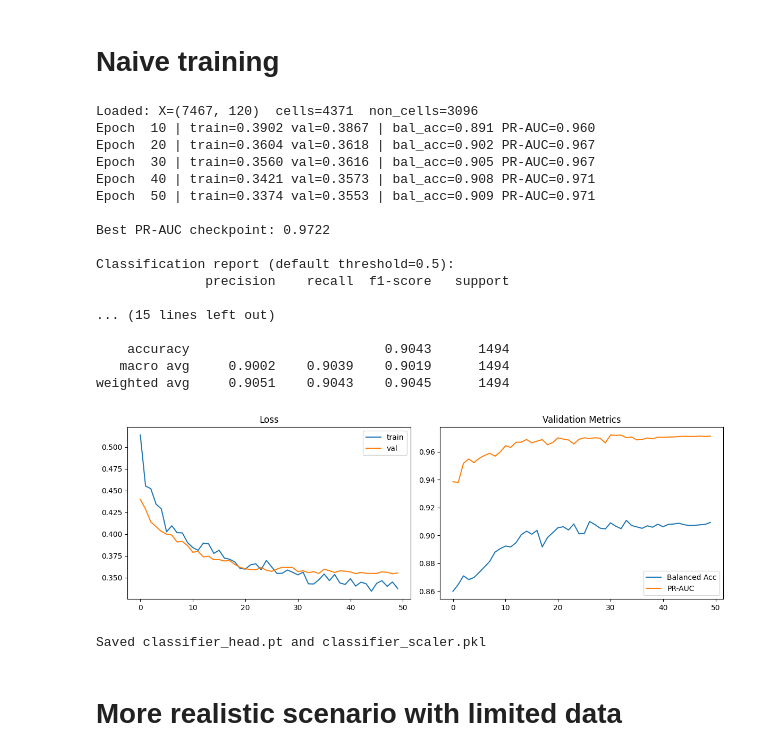
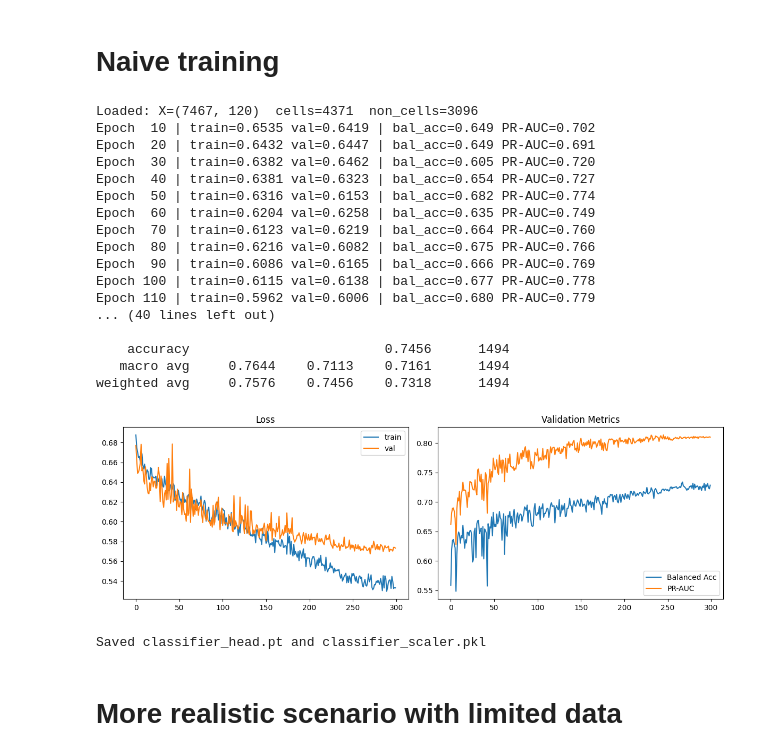
Before and after one commit to AllenNeuralDynamics/mesoscale-cell-classification-head, a Jupyter notebook: examples/new_train_classification.ipynb, the cells around one changed output. Saved outputs shown, nothing was run; the diff lists cells and outputs as text; code cells hidden in the pictures.

```diff
--- a/examples/new_train_classification.ipynb
+++ b/examples/new_train_classification.ipynb
@@ -512,6 +515,10 @@ device = "cuda" if torch.cuda.is_available() else "cpu"
 data  = np.load("classifier_features.npz")
 X_all = data["X"].astype(np.float32)
 y_all = data["y"].astype(np.int64)
+
+# Reduce spatial cube (N, K, K, K, C) -> (N, C) via average pool
+if X_all.ndim == 5:
+    X_all = X_all.mean(axis=(1, 2, 3))   # (N, C=120)
 
 print(f"Loaded: X={X_all.shape}  cells={(y_all==1).sum()}  non_cells={(y_all==0).sum()}")
 
@@ -554,27 +561,34 @@ val_loader = DataLoader(
 in_dim = X_all.shape[1]
 
 model = nn.Sequential(
-    nn.Linear(in_dim, 128),
-    nn.BatchNorm1d(128),
+    nn.Linear(in_dim, 120),
+    nn.BatchNorm1d(120),
     nn.LeakyReLU(),
-    nn.Dropout(0.5),
+    nn.Dropout(0.1),
 
-    nn.Linear(128, 64),
+    nn.Linear(120, 64),
     nn.BatchNorm1d(64),
     nn.LeakyReLU(),
-    nn.Dropout(0.5),
+    nn.Dropout(0.1),
 
-    nn.Linear(64, 2),
+    nn.Linear(64, 32),
+    nn.BatchNorm1d(32),
+    nn.LeakyReLU(),
+    nn.Dropout(0.1),
+
+    nn.Linear(32, 2),
 ).to(device)
 
 # Plain cross-entropy
 criterion = nn.CrossEntropyLoss(label_smoothing=0.1)
 
-optimizer = torch.optim.AdamW(model.parameters(), lr=1e-3, weight_decay=1e-4)
-scheduler = torch.optim.lr_scheduler.CosineAnnealingLR(optimizer, T_max=50)
+optimizer = torch.optim.AdamW(model.parameters(), lr=1e-3, weight_decay=1e-3)
+
+n_epochs = 300
+
+scheduler = torch.optim.lr_scheduler.CosineAnnealingLR(optimizer, T_max=n_epochs)
 
 # Training loop
-n_epochs = 50
 train_losses, val_losses = [], []
 val_bal_accs, val_pr_aucs = [], []
 
@@ -667,49 +681,49 @@ print(f"\nBest threshold (F1): {best_thresh:.3f}")
 
 y_pred_opt = (np.array(y_prob) > best_thresh).astype(int)
 print("\nClassification report (optimized threshold):")
 print(classification_report(y_true, y_pred_opt, digits=4))
 
 # Curves
 fig, axes = plt.subplots(1, 2, figsize=(12, 4))
 
 axes[0].plot(train_losses, label="train")
 axes[0].plot(val_losses, label="val")
 axes[0].set_title("Loss")
 axes[0].legend()
 
 axes[1].plot(val_bal_accs, label="Balanced Acc")
 axes[1].plot(val_pr_aucs, label="PR-AUC")
 axes[1].set_title("Validation Metrics")
 axes[1].legend()
 
 plt.tight_layout()
 plt.show()
 
 # Save best model + scaler
 import joblib
 
 torch.save(model.state_dict(), "classifier_head.pt")
 joblib.dump(scaler, "classifier_scaler.pkl")
 print("Saved classifier_head.pt and classifier_scaler.pkl")
 # %% [output]
 Loaded: X=(7467, 120)  cells=4371  non_cells=3096
-Epoch  10 | train=0.3902 val=0.3867 | bal_acc=0.891 PR-AUC=0.960
-Epoch  20 | train=0.3604 val=0.3618 | bal_acc=0.902 PR-AUC=0.967
-Epoch  30 | train=0.3560 val=0.3616 | bal_acc=0.905 PR-AUC=0.967
-Epoch  40 | train=0.3421 val=0.3573 | bal_acc=0.908 PR-AUC=0.971
-Epoch  50 | train=0.3374 val=0.3553 | bal_acc=0.909 PR-AUC=0.971
+Epoch  10 | train=0.6535 val=0.6419 | bal_acc=0.649 PR-AUC=0.702
+Epoch  20 | train=0.6432 val=0.6447 | bal_acc=0.649 PR-AUC=0.691
+Epoch  30 | train=0.6382 val=0.6462 | bal_acc=0.605 PR-AUC=0.720
+Epoch  40 | train=0.6381 val=0.6323 | bal_acc=0.654 PR-AUC=0.727
+Epoch  50 | train=0.6316 val=0.6153 | bal_acc=0.682 PR-AUC=0.774
+Epoch  60 | train=0.6204 val=0.6258 | bal_acc=0.635 PR-AUC=0.749
+Epoch  70 | train=0.6123 val=0.6219 | bal_acc=0.664 PR-AUC=0.760
+Epoch  80 | train=0.6216 val=0.6082 | bal_acc=0.675 PR-AUC=0.766
+Epoch  90 | train=0.6086 val=0.6165 | bal_acc=0.666 PR-AUC=0.769
+Epoch 100 | train=0.6115 val=0.6138 | bal_acc=0.677 PR-AUC=0.778
+Epoch 110 | train=0.5962 val=0.6006 | bal_acc=0.680 PR-AUC=0.779
+... (40 lines left out)
 
-Best PR-AUC checkpoint: 0.9722
-
-Classification report (default threshold=0.5):
-              precision    recall  f1-score   support
-
-... (15 lines left out)
-
-    accuracy                         0.9043      1494
-   macro avg     0.9002    0.9039    0.9019      1494
-weighted avg     0.9051    0.9043    0.9045      1494
+    accuracy                         0.7456      1494
+   macro avg     0.7644    0.7113    0.7161      1494
+weighted avg     0.7576    0.7456    0.7318      1494
-[figure, old version]
+[figure, new version]
 Saved classifier_head.pt and classifier_scaler.pkl
 # %% [markdown]
 # More realistic scenario with limited data
```
Also changed, not shown: parts of 5 cells of this notebook, 2 other files.
